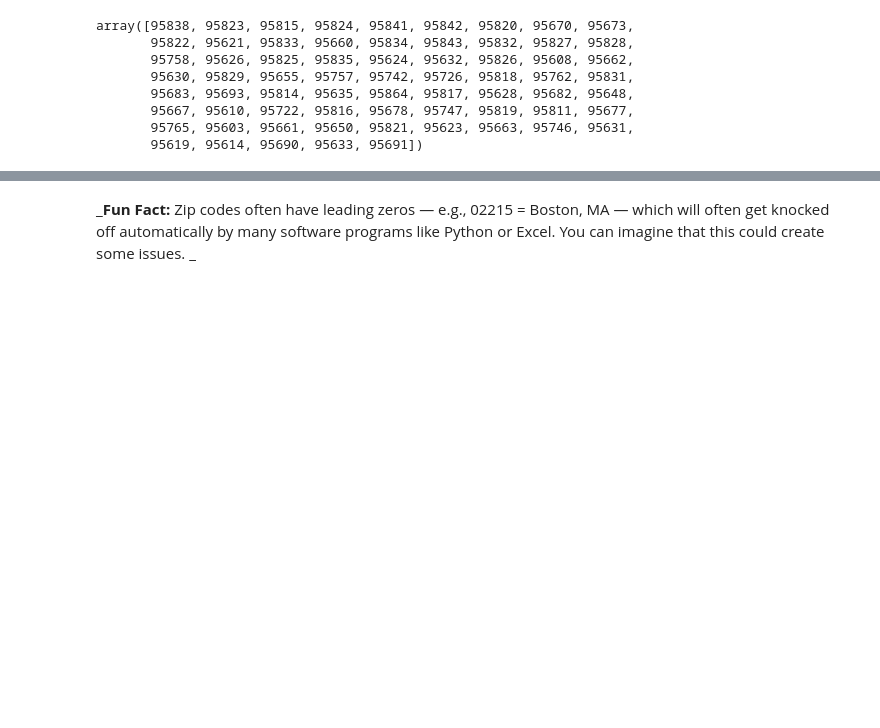
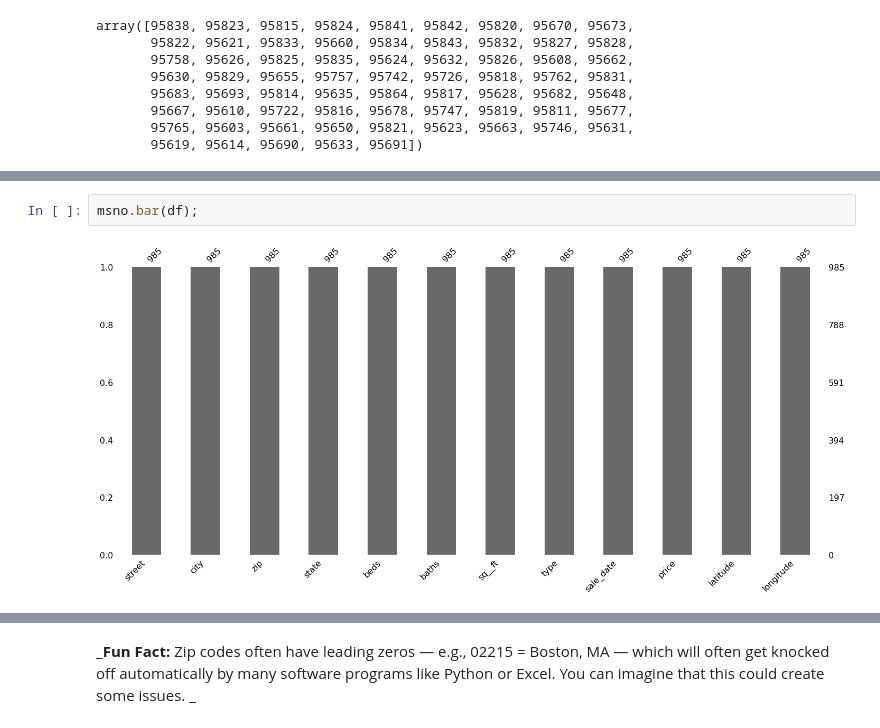
Before and after one commit to ersingt/GA, a Jupyter notebook: labs/3.01-lab-linear-regression-master/linear-regression-sacramento.ipynb, the cells around one changed output, grey strips where cells are left out. Drawn from its saved outputs; the diff is of its cells as text; blank space fills up the shorter version.

```diff
--- a/labs/3.01-lab-linear-regression-master/linear-regression-sacramento.ipynb
+++ b/labs/3.01-lab-linear-regression-master/linear-regression-sacramento.ipynb
@@ -78,0 +92,4 @@ ModuleNotFoundError: No module named 'missingno'
+# %%
+msno.bar(df);
+# %% [output]
+[figure, added]
```
Also changed, not shown: parts of 48 cells of this notebook.
